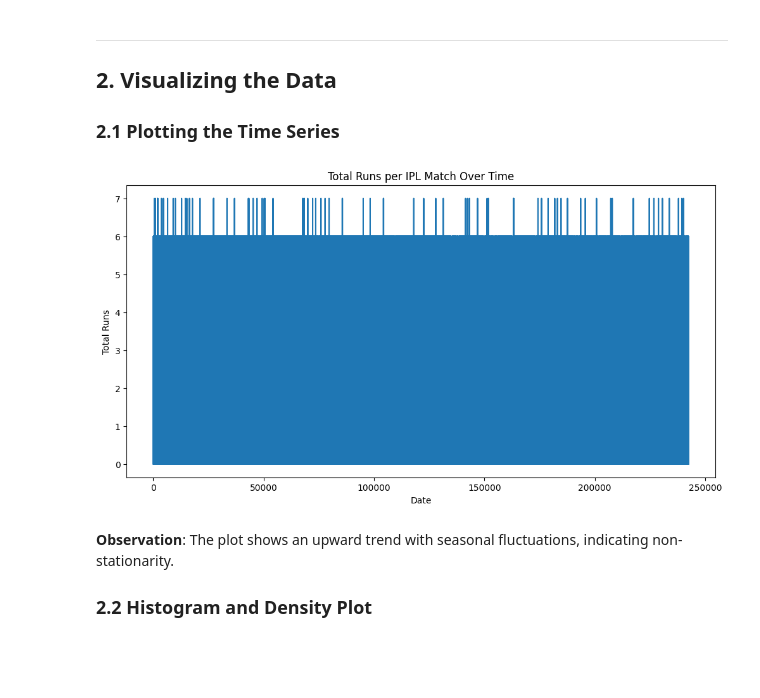
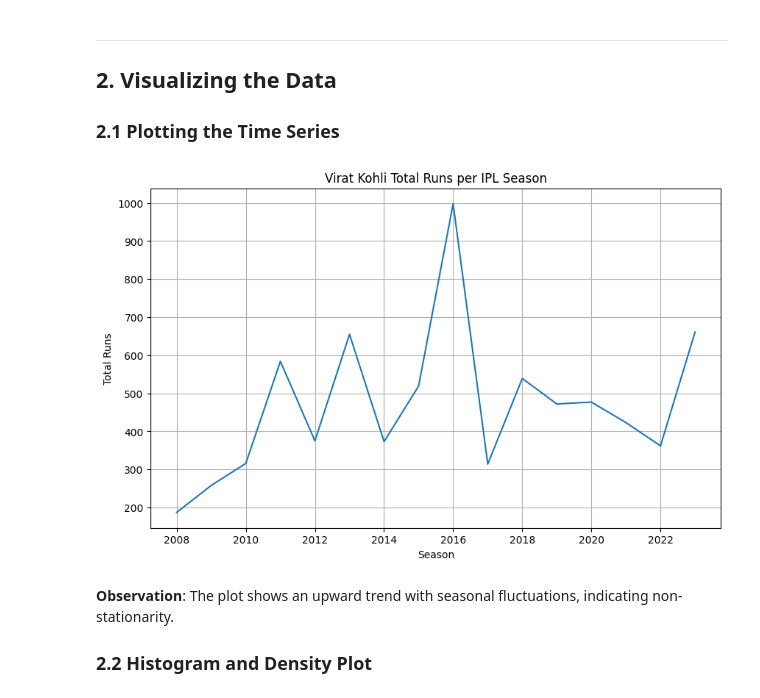
Before and after one commit to amalsalilan/IPL_Infographics_Data_Analytics_-_Data_Visualization_Infosys_Internship_Oct2024, a Jupyter notebook: forecast_runs.ipynb, the cells around one changed output. Saved outputs shown, nothing was run; the diff lists cells and outputs as text; code cells hidden in the pictures; blank space fills up the shorter version.

```diff
--- a/forecast_runs.ipynb
+++ b/forecast_runs.ipynb
@@ -96,15 +98,18 @@ print(virat_season_runs)
 ## 2. Visualizing the Data <a id="2"></a>
 
 ### 2.1 Plotting the Time Series
-# %%
-plt.figure(figsize=(12, 6))
-plt.plot(data['runs'])
-plt.title('Total Runs per IPL Match Over Time')
-plt.xlabel('Date')
-plt.ylabel('Total Runs')
-plt.show()
-# %% [output]
-[figure, removed]
+# %%
+
+# Assuming 'virat_season_runs' DataFrame has 'season' and 'runs' columns
+plt.figure(figsize=(10, 6))
+plt.plot(virat_season_runs['season'], virat_season_runs['runs'])
+plt.xlabel('Season')
+plt.ylabel('Total Runs')
+plt.title('Virat Kohli Total Runs per IPL Season')
+plt.grid(True)
+plt.show()
+# %% [output]
+[figure, added]
 # %% [markdown]
 **Observation**: The plot shows an upward trend with seasonal fluctuations, indicating non-stationarity.
 
```
Also changed, not shown: parts of 2 cells of this notebook.
